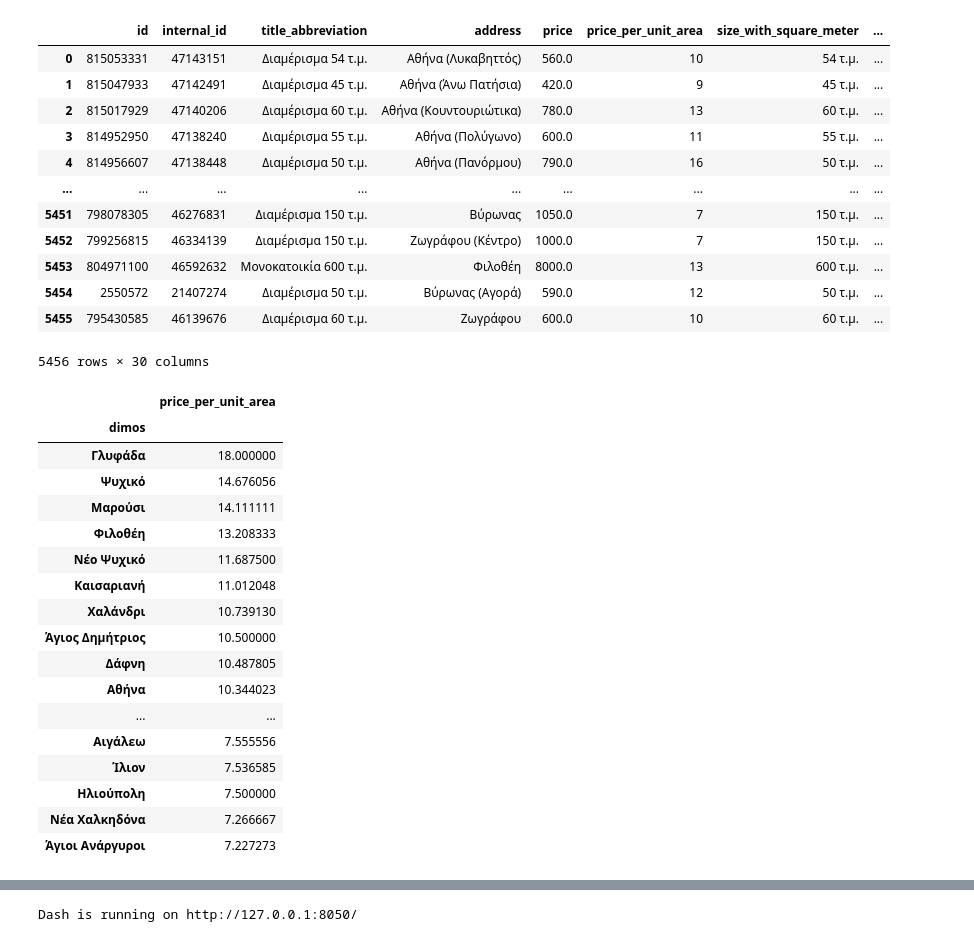
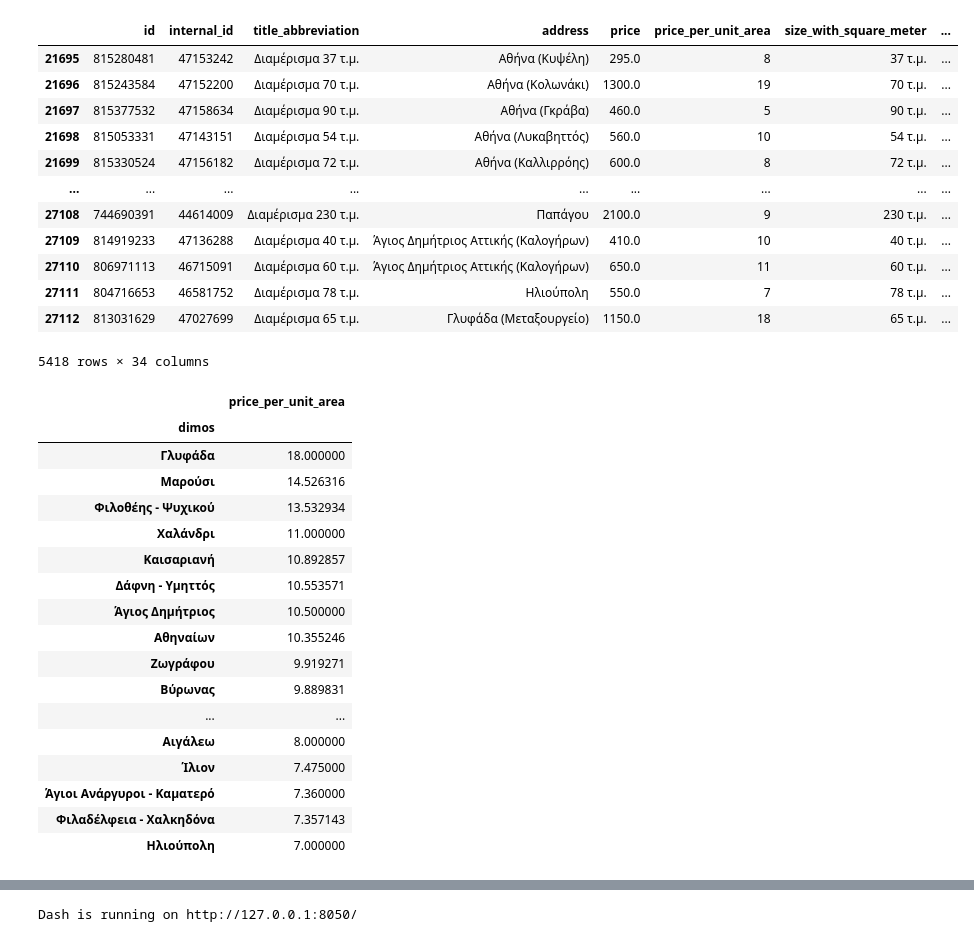
Before and after one commit to GerasimosPanagiotakopoulos/real-estate, a Jupyter notebook: Dashboard.ipynb, the cells around one changed output, grey strips where cells are left out. Cells and saved outputs as stored; diff of their text form; code cells hidden in the pictures.

```diff
--- a/Dashboard.ipynb
+++ b/Dashboard.ipynb
@@ -24,42 +26,42 @@ df_full = pd.read_csv('full_dataset.csv')
 # %%
-one_day = '2023-06-01'
+one_day = '2023-06-05'
 df_one_day = df_full[df_full['extraction_date'] == one_day]
 df_one_day
 # %% [output]
 |  | id | internal_id | title_abbreviation | address | price | price_per_unit_area | size_with_square_meter | ... |
-| 0 | 815053331 | 47143151 | Διαμέρισμα 54 τ.μ. | Αθήνα (Λυκαβηττός) | 560.0 | 10 | 54 τ.μ. | ... |
-| 1 | 815047933 | 47142491 | Διαμέρισμα 45 τ.μ. | Αθήνα (Άνω Πατήσια) | 420.0 | 9 | 45 τ.μ. | ... |
-| 2 | 815017929 | 47140206 | Διαμέρισμα 60 τ.μ. | Αθήνα (Κουντουριώτικα) | 780.0 | 13 | 60 τ.μ. | ... |
-| 3 | 814952950 | 47138240 | Διαμέρισμα 55 τ.μ. | Αθήνα (Πολύγωνο) | 600.0 | 11 | 55 τ.μ. | ... |
-| 4 | 814956607 | 47138448 | Διαμέρισμα 50 τ.μ. | Αθήνα (Πανόρμου) | 790.0 | 16 | 50 τ.μ. | ... |
+| 21695 | 815280481 | 47153242 | Διαμέρισμα 37 τ.μ. | Αθήνα (Κυψέλη) | 295.0 | 8 | 37 τ.μ. | ... |
+| 21696 | 815243584 | 47152200 | Διαμέρισμα 70 τ.μ. | Αθήνα (Κολωνάκι) | 1300.0 | 19 | 70 τ.μ. | ... |
+| 21697 | 815377532 | 47158634 | Διαμέρισμα 90 τ.μ. | Αθήνα (Γκράβα) | 460.0 | 5 | 90 τ.μ. | ... |
+| 21698 | 815053331 | 47143151 | Διαμέρισμα 54 τ.μ. | Αθήνα (Λυκαβηττός) | 560.0 | 10 | 54 τ.μ. | ... |
+| 21699 | 815330524 | 47156182 | Διαμέρισμα 72 τ.μ. | Αθήνα (Καλλιρρόης) | 600.0 | 8 | 72 τ.μ. | ... |
 | ... | ... | ... | ... | ... | ... | ... | ... | ... |
-| 5451 | 798078305 | 46276831 | Διαμέρισμα 150 τ.μ. | Βύρωνας | 1050.0 | 7 | 150 τ.μ. | ... |
-| 5452 | 799256815 | 46334139 | Διαμέρισμα 150 τ.μ. | Ζωγράφου (Κέντρο) | 1000.0 | 7 | 150 τ.μ. | ... |
-| 5453 | 804971100 | 46592632 | Μονοκατοικία 600 τ.μ. | Φιλοθέη | 8000.0 | 13 | 600 τ.μ. | ... |
-| 5454 | 2550572 | 21407274 | Διαμέρισμα 50 τ.μ. | Βύρωνας (Αγορά) | 590.0 | 12 | 50 τ.μ. | ... |
-| 5455 | 795430585 | 46139676 | Διαμέρισμα 60 τ.μ. | Ζωγράφου | 600.0 | 10 | 60 τ.μ. | ... |
+| 27108 | 744690391 | 44614009 | Διαμέρισμα 230 τ.μ. | Παπάγου | 2100.0 | 9 | 230 τ.μ. | ... |
+| 27109 | 814919233 | 47136288 | Διαμέρισμα 40 τ.μ. | Άγιος Δημήτριος Αττικής (Καλογήρων) | 410.0 | 10 | 40 τ.μ. | ... |
+| 27110 | 806971113 | 46715091 | Διαμέρισμα 60 τ.μ. | Άγιος Δημήτριος Αττικής (Καλογήρων) | 650.0 | 11 | 60 τ.μ. | ... |
+| 27111 | 804716653 | 46581752 | Διαμέρισμα 78 τ.μ. | Ηλιούπολη | 550.0 | 7 | 78 τ.μ. | ... |
+| 27112 | 813031629 | 47027699 | Διαμέρισμα 65 τ.μ. | Γλυφάδα (Μεταξουργείο) | 1150.0 | 18 | 65 τ.μ. | ... |
-5456 rows × 30 columns
+5418 rows × 34 columns
 # %%
 df_one_day.groupby('dimos')[['price_per_unit_area']].mean().sort_values('price_per_unit_area', ascending=False)
 # %% [output]
 |  | price_per_unit_area |
 | dimos |  |
 | Γλυφάδα | 18.000000 |
-| Ψυχικό | 14.676056 |
-| Μαρούσι | 14.111111 |
-| Φιλοθέη | 13.208333 |
-| Νέο Ψυχικό | 11.687500 |
-| Καισαριανή | 11.012048 |
-| Χαλάνδρι | 10.739130 |
+| Μαρούσι | 14.526316 |
+| Φιλοθέης - Ψυχικού | 13.532934 |
+| Χαλάνδρι | 11.000000 |
+| Καισαριανή | 10.892857 |
+| Δάφνη - Υμηττός | 10.553571 |
 | Άγιος Δημήτριος | 10.500000 |
-| Δάφνη | 10.487805 |
-| Αθήνα | 10.344023 |
+| Αθηναίων | 10.355246 |
+| Ζωγράφου | 9.919271 |
+| Βύρωνας | 9.889831 |
 | ... | ... |
-| Αιγάλεω | 7.555556 |
-| Ίλιον | 7.536585 |
-| Ηλιούπολη | 7.500000 |
-| Νέα Χαλκηδόνα | 7.266667 |
-| Άγιοι Ανάργυροι | 7.227273 |
+| Αιγάλεω | 8.000000 |
+| Ίλιον | 7.475000 |
+| Άγιοι Ανάργυροι - Καματερό | 7.360000 |
+| Φιλαδέλφεια - Χαλκηδόνα | 7.357143 |
+| Ηλιούπολη | 7.000000 |
 # %%
 df_one_day.groupby('dimos').aggregate({'price_per_unit_area': ['mean', 'count', 'min', 'max'], 'construction_year': ['mean', 'min', 'max']}).reset_index().sort_values(by=('price_per_unit_area', 'mean'), ascending=False)
 # %% [output]
```
Also changed, not shown: parts of 38 cells of this notebook, 14 other files.
